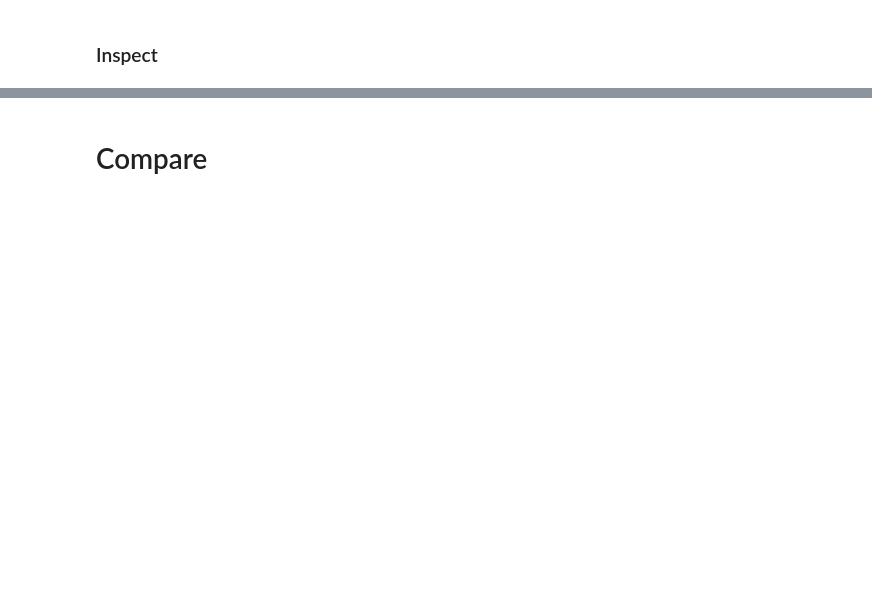
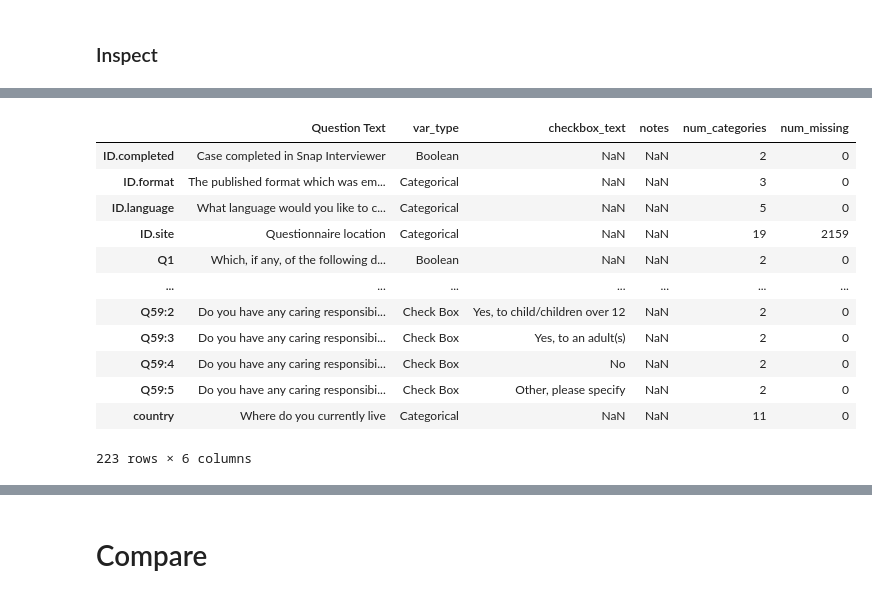
Before and after one commit to rcharan/nature-phd-survey, a Jupyter notebook: analyze.ipynb, the cells around one changed output, grey strips where cells are left out. Cells and saved outputs as stored; diff of their text form; code cells hidden in the pictures; blank space fills up the shorter version.

```diff
--- a/analyze.ipynb
+++ b/analyze.ipynb
@@ -923,0 +1003,16 @@ print_dict(model.best_params_)
+# %%
+codebook
+# %% [output]
+|  | Question Text | var_type | checkbox_text | notes | num_categories | num_missing |
+| ID.completed | Case completed in Snap Interviewer | Boolean | NaN | NaN | 2 | 0 |
+| ID.format | The published format which was em... | Categorical | NaN | NaN | 3 | 0 |
+| ID.language | What language would you like to c... | Categorical | NaN | NaN | 5 | 0 |
+| ID.site | Questionnaire location | Categorical | NaN | NaN | 19 | 2159 |
+| Q1 | Which, if any, of the following d... | Boolean | NaN | NaN | 2 | 0 |
+| ... | ... | ... | ... | ... | ... | ... |
+| Q59:2 | Do you have any caring responsibi... | Check Box | Yes, to child/children over 12 | NaN | 2 | 0 |
+| Q59:3 | Do you have any caring responsibi... | Check Box | Yes, to an adult(s) | NaN | 2 | 0 |
+| Q59:4 | Do you have any caring responsibi... | Check Box | No | NaN | 2 | 0 |
+| Q59:5 | Do you have any caring responsibi... | Check Box | Other, please specify | NaN | 2 | 0 |
+| country | Where do you currently live | Categorical | NaN | NaN | 11 | 0 |
+223 rows × 6 columns
```
Also changed, not shown: parts of 31 cells of this notebook, 2 other files.
